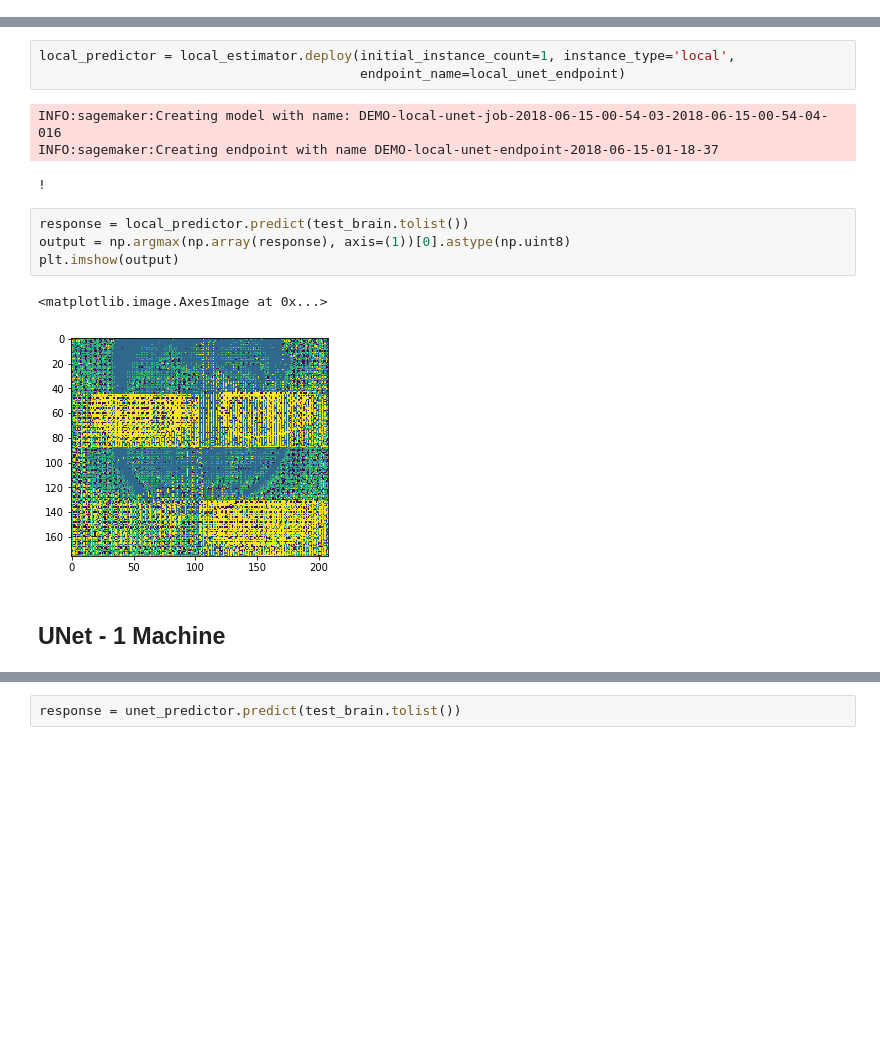
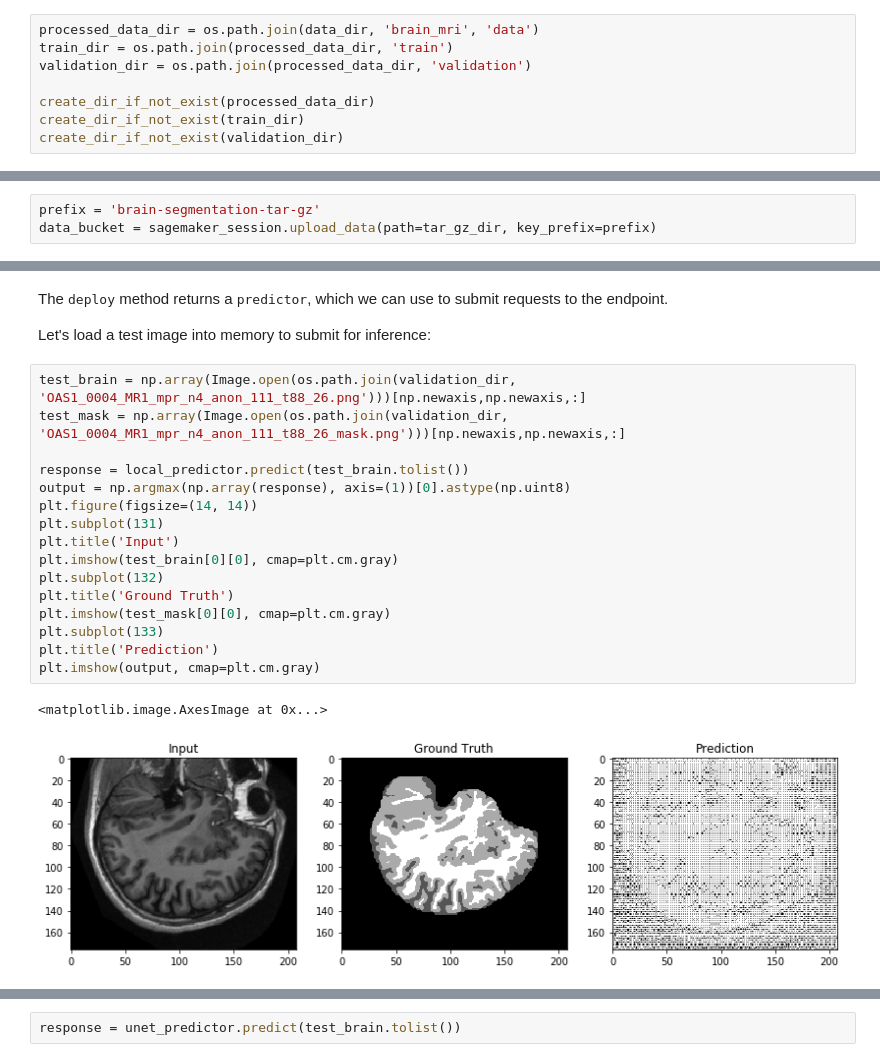
Before and after one commit to aws-samples/amazon-sagemaker-brain-segmentation, a Jupyter notebook: mxnet_brain_segmentation.ipynb, the cells around one changed output, grey strips where cells are left out. Saved outputs shown, nothing was run; the diff lists cells and outputs as text; blank space fills up the shorter version.

```diff
--- a/mxnet_brain_segmentation.ipynb
+++ b/mxnet_brain_segmentation.ipynb
@@ -57,0 +117,8 @@ local_estimator = MXNet(entry_point='brain_segmentation.py',
+# %%
+processed_data_dir = os.path.join(data_dir, 'brain_mri', 'data')
+train_dir = os.path.join(processed_data_dir, 'train')
+validation_dir = os.path.join(processed_data_dir, 'validation')
+
+create_dir_if_not_exist(processed_data_dir)
+create_dir_if_not_exist(train_dir)
+create_dir_if_not_exist(validation_dir)
@@ -57,0 +272,3 @@ local_estimator = MXNet(entry_point='brain_segmentation.py',
+# %%
+prefix = 'brain-segmentation-tar-gz'
+data_bucket = sagemaker_session.upload_data(path=tar_gz_dir, key_prefix=prefix)
@@ -85,16 +380,23 @@ local_unet_endpoint = 'DEMO-local-unet-endpoint-' + time.strftime("%Y-%m-%d-%H-%
-# %%
-local_predictor = local_estimator.deploy(initial_instance_count=1, instance_type='local',
-                                         endpoint_name=local_unet_endpoint)
-# %% [output]
-INFO:sagemaker:Creating model with name: DEMO-local-unet-job-2018-06-15-00-54-03-2018-06-15-00-54-04-016
-INFO:sagemaker:Creating endpoint with name DEMO-local-unet-endpoint-2018-06-15-01-18-37
-!
-# %%
-response = local_predictor.predict(test_brain.tolist())
-output = np.argmax(np.array(response), axis=(1))[0].astype(np.uint8)
-plt.imshow(output)
-# %% [output]
-<matplotlib.image.AxesImage at 0x...>
-[figure, removed]
-# %% [markdown]
-## UNet - 1 Machine
+# %% [markdown]
+The <tt>deploy</tt> method returns a <tt>predictor</tt>, which we can use to submit requests to the endpoint.
+
+Let's load a test image into memory to submit for inference:
+# %%
+test_brain = np.array(Image.open(os.path.join(validation_dir, 'OAS1_0004_MR1_mpr_n4_anon_111_t88_26.png')))[np.newaxis,np.newaxis,:]
+test_mask = np.array(Image.open(os.path.join(validation_dir, 'OAS1_0004_MR1_mpr_n4_anon_111_t88_26_mask.png')))[np.newaxis,np.newaxis,:]
+
+response = local_predictor.predict(test_brain.tolist())
+output = np.argmax(np.array(response), axis=(1))[0].astype(np.uint8)
+plt.figure(figsize=(14, 14))
+plt.subplot(131)
+plt.title('Input')
+plt.imshow(test_brain[0][0], cmap=plt.cm.gray)
+plt.subplot(132)
+plt.title('Ground Truth')
+plt.imshow(test_mask[0][0], cmap=plt.cm.gray)
+plt.subplot(133)
+plt.title('Prediction')
+plt.imshow(output, cmap=plt.cm.gray)
+# %% [output]
+<matplotlib.image.AxesImage at 0x...>
+[figure, added]
```
Also changed, not shown: parts of 130 cells of this notebook, 3 other files.
